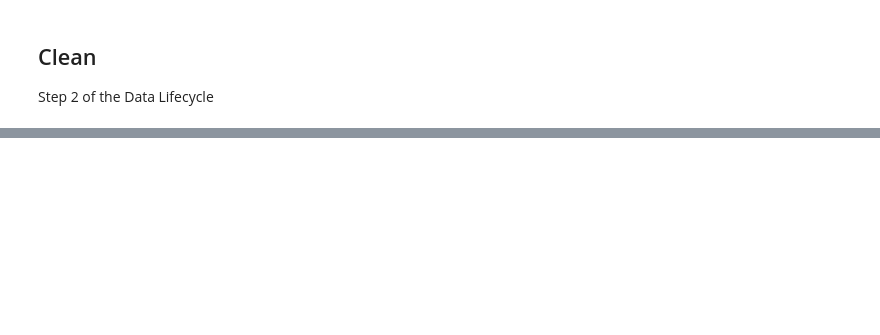
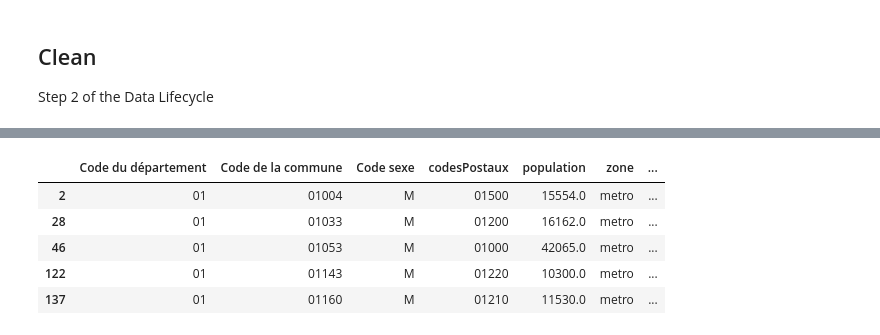
Before and after one commit to SARx613/Data-Storage-Project, a Jupyter notebook: repertoire_nationale.ipynb, the cells around one changed output, grey strips where cells are left out. Drawn from its saved outputs; the diff is of its cells as text; code cells hidden in the pictures; blank space fills up the shorter version.

Commit message:
add bit of cleaning

```diff
--- a/repertoire_nationale.ipynb
+++ b/repertoire_nationale.ipynb
@@ -1,19 +1,3 @@
-# %%
-#!pip install cloudscraper beautifulsoup4 pandas tqdm numpy requests
-
-import numpy as np
-import pandas as pd
-import requests
-from bs4 import BeautifulSoup
-import matplotlib.pyplot as plt
-import re
-import time
-import random
-import re
-from tqdm import tqdm
-import json
-import os
-pd.set_option("display.max_rows", None)
 # %% [markdown]
 ## Collect
 Step 1 of the Data Lifecycle
@@ -621,0 +735,31 @@ Step 2 of the Data Lifecycle
+# %%
+repertoire['codesPostaux'] = (repertoire['codesPostaux'].astype(str).str.replace(r"[\[\]' ]", "", regex=True))
+# %%
+# Make a set of all postal codes in the dataframe
+all_codes = set(repertoire['codesPostaux'])
+
+def clean_communes_voisines(row):
+    val = row['communes_voisines']
+
+    # If the value is not a string (NaN or float), return empty string
+    if not isinstance(val, str):
+        return ''
+
+    # Remove brackets, quotes, spaces, and split
+    codes = val.replace("[","").replace("]","").replace("'","").replace(" ","").split(",")
+
+    # Keep only codes that are different from the row's code and exist in the dataframe
+    codes = {c for c in codes if c != row['codesPostaux'] and c in all_codes}
+
+    return ','.join(codes)
+
+repertoire['communes_voisines'] = repertoire.apply(clean_communes_voisines, axis=1)
+# %%
+repertoire.head()
+# %% [output]
+|  | Code du département | Code de la commune | Code sexe | codesPostaux | population | zone | ... |
+| 2 | 01 | 01004 | M | 01500 | 15554.0 | metro | ... |
+| 28 | 01 | 01033 | M | 01200 | 16162.0 | metro | ... |
+| 46 | 01 | 01053 | M | 01000 | 42065.0 | metro | ... |
+| 122 | 01 | 01143 | M | 01220 | 10300.0 | metro | ... |
+| 137 | 01 | 01160 | M | 01210 | 11530.0 | metro | ... |
```
Also changed, not shown: parts of 9 cells of this notebook, 1 other file.
